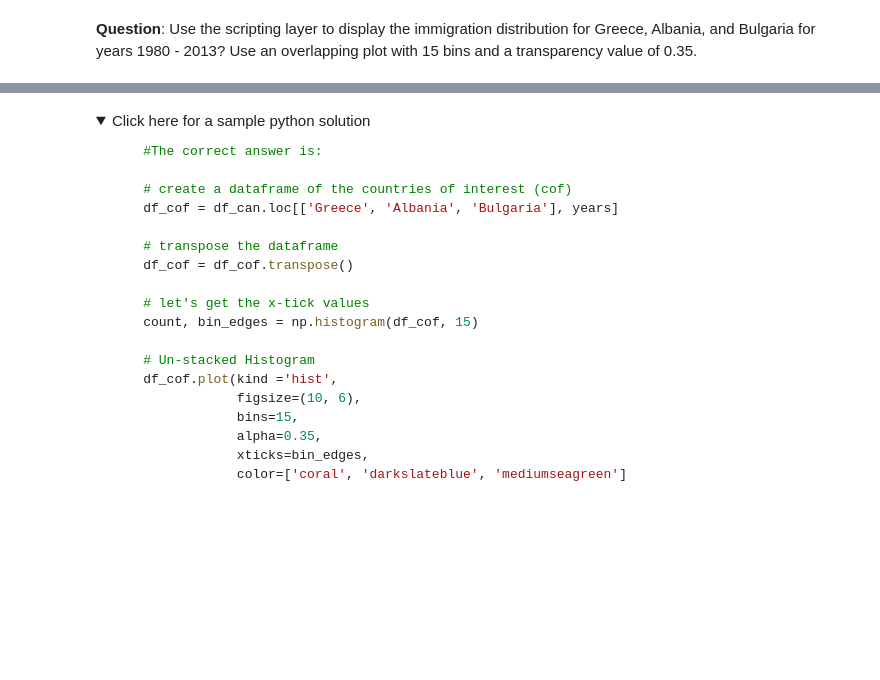
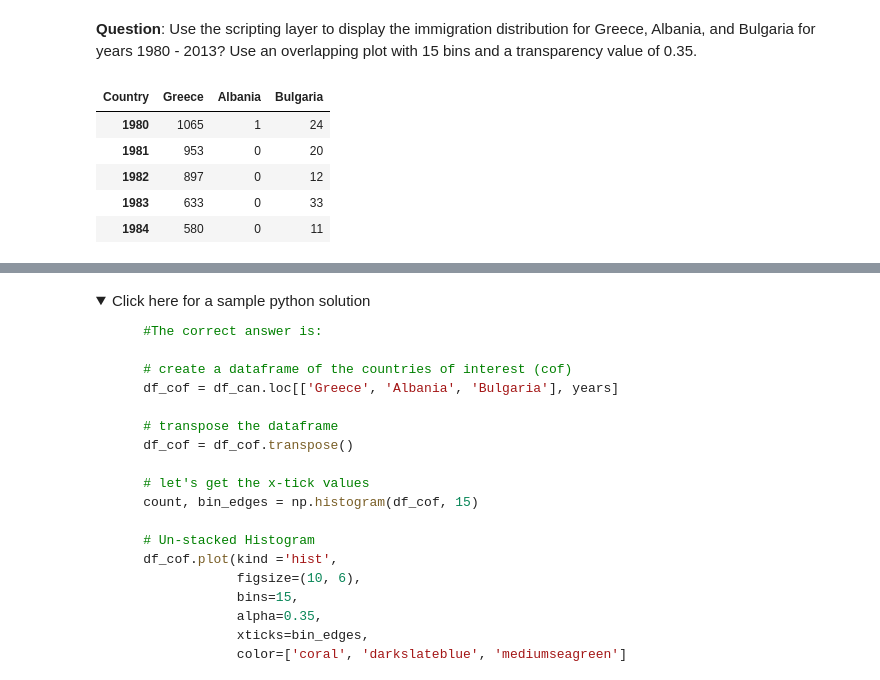
Before and after one commit to aymanejaz/Python-For-DataScience, a Jupyter notebook: 44- Exercise - Area Plots Histograms and Bar Plots - With Dataset.ipynb, the cells around one changed output, grey strips where cells are left out. Cells and saved outputs as stored; diff of their text form; code cells hidden in the pictures; folded sections open; blank space fills up the shorter version.

```diff
--- a/44- Exercise - Area Plots Histograms and Bar Plots - With Dataset.ipynb
+++ b/44- Exercise - Area Plots Histograms and Bar Plots - With Dataset.ipynb
@@ -686,0 +727,15 @@ plt.show()
+# %%
+### type your answer here
+
+#  view the data - Greece, Albania, and Bulgaria for years 1980 - 2013
+# df_can.loc[['Greece', 'Albania', 'Bulgaria'], years]
+# transpose
+df_transpose = df_can.loc[['Greece', 'Albania', 'Bulgaria'], years].transpose()
+df_transpose.head()
+# %% [output]
+| Country | Greece | Albania | Bulgaria |
+| 1980 | 1065 | 1 | 24 |
+| 1981 | 953 | 0 | 20 |
+| 1982 | 897 | 0 | 12 |
+| 1983 | 633 | 0 | 33 |
+| 1984 | 580 | 0 | 11 |
```
Also changed, not shown: parts of 20 cells of this notebook.
